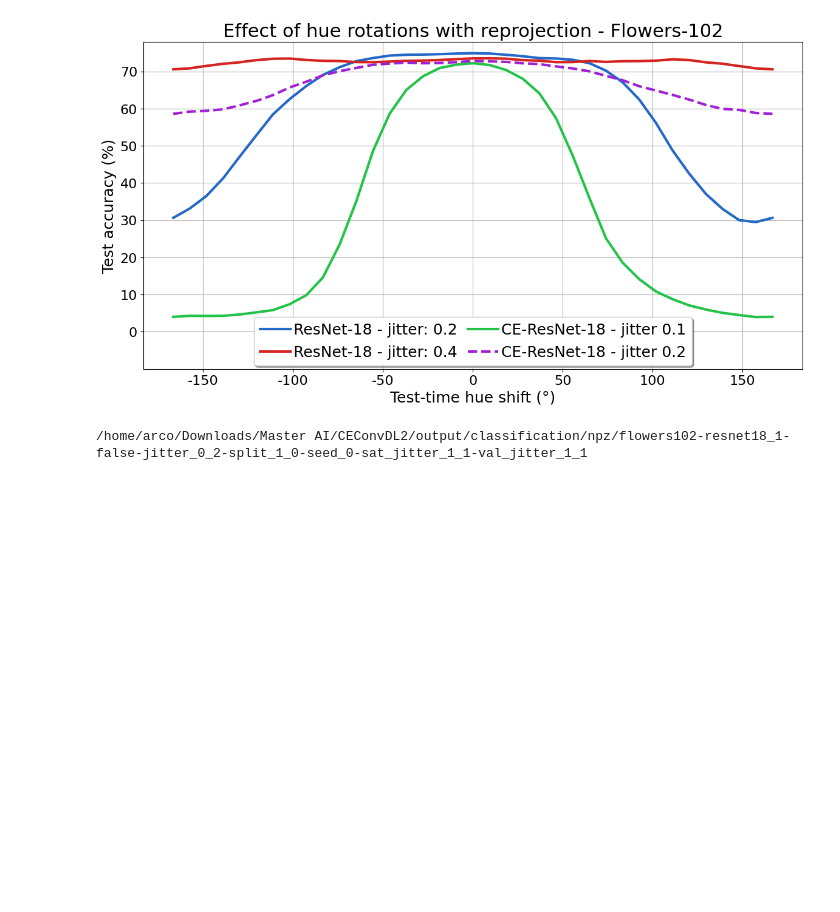
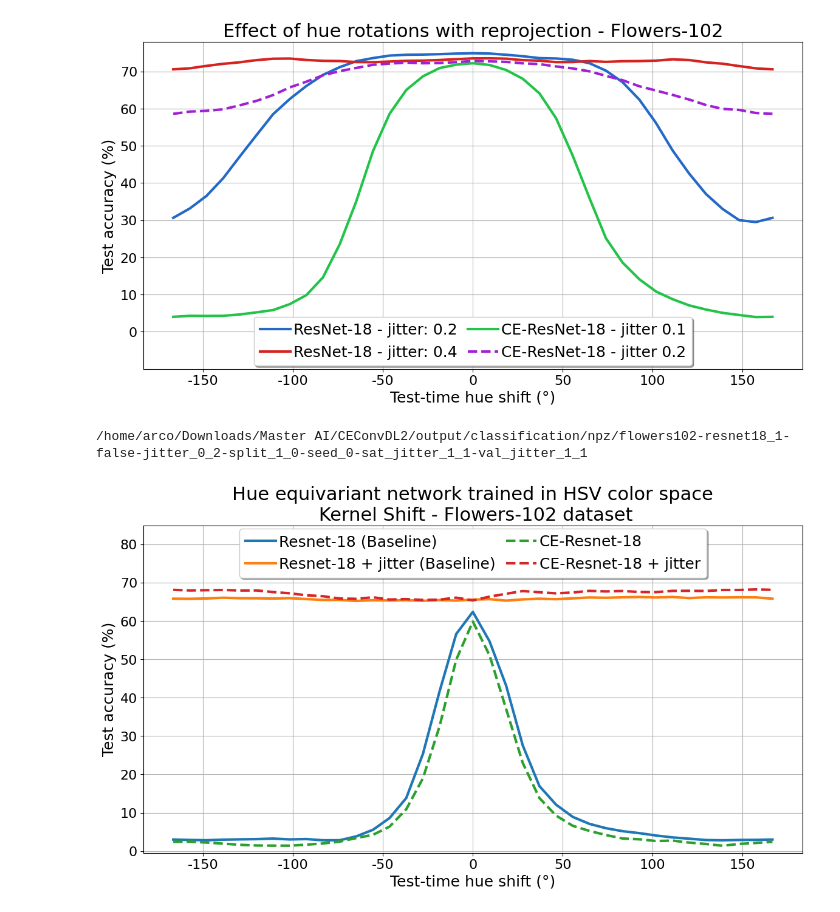
Before and after one commit to ArcovanBreda/CEConvDL2, a Jupyter notebook: CEConv/Arcos_notebook.ipynb, the cells around one changed output. Drawn from its saved outputs; the diff is of its cells as text; code cells hidden in the pictures; blank space fills up the shorter version.

Commit message:
hue equivariant network kernel shift img

```diff
--- a/CEConv/Arcos_notebook.ipynb
+++ b/CEConv/Arcos_notebook.ipynb
@@ -90,3 +90,8 @@ np.savez(f"{folder}/{name}", hue=hue_values, acc=ce_resnet_0_1)
 name = "flowers102-resnet18_3-true-jitter_0_2-split_1_0-seed_0-sat_jitter_1_1-val_jitter_1_1"
 ce_resnet_0_2 = [0.5861115455627441, 0.5921288132667542, 0.5942429900169373, 0.5983086824417114, 0.6090421080589294, 0.6209139823913574, 0.6366888880729675, 0.6571800112724304, 0.672629714012146, 0.6897056698799133, 0.7009269595146179, 0.7095462679862976, 0.7180029153823853, 0.7212554812431335, 0.7240201830863953, 0.7222312688827515, 0.7228817939758301, 0.7251585721969604, 0.7284111380577087, 0.7272727489471436, 0.7258090972900391, 0.7220686078071594, 0.719791829586029, 0.7136119604110718, 0.7082452178001404, 0.7004390954971313, 0.6882420182228088, 0.6765327453613281, 0.6602699756622314, 0.6487233638763428, 0.6370141506195068, 0.624491810798645, 0.6098552346229553, 0.5994470715522766, 0.5966823697090149, 0.5883883833885193, 0.5861115455627441]
 np.savez(f"{folder}/{name}", hue=hue_values, acc=ce_resnet_0_2)
+# %%
+from utils import hue_kernel
+hue_kernel()
+# %% [output]
+[figure, added]
```
Also changed, not shown: 10 other files.
